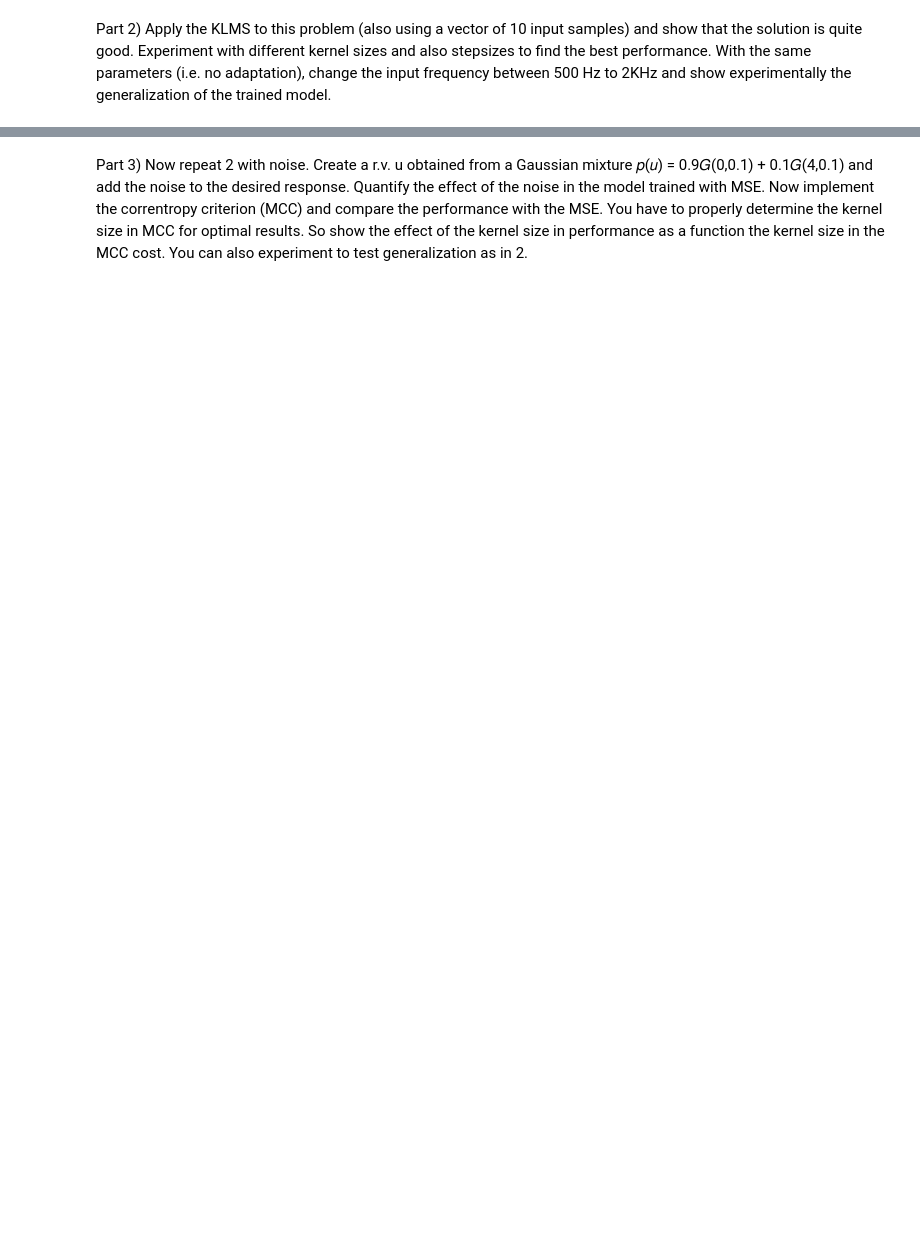
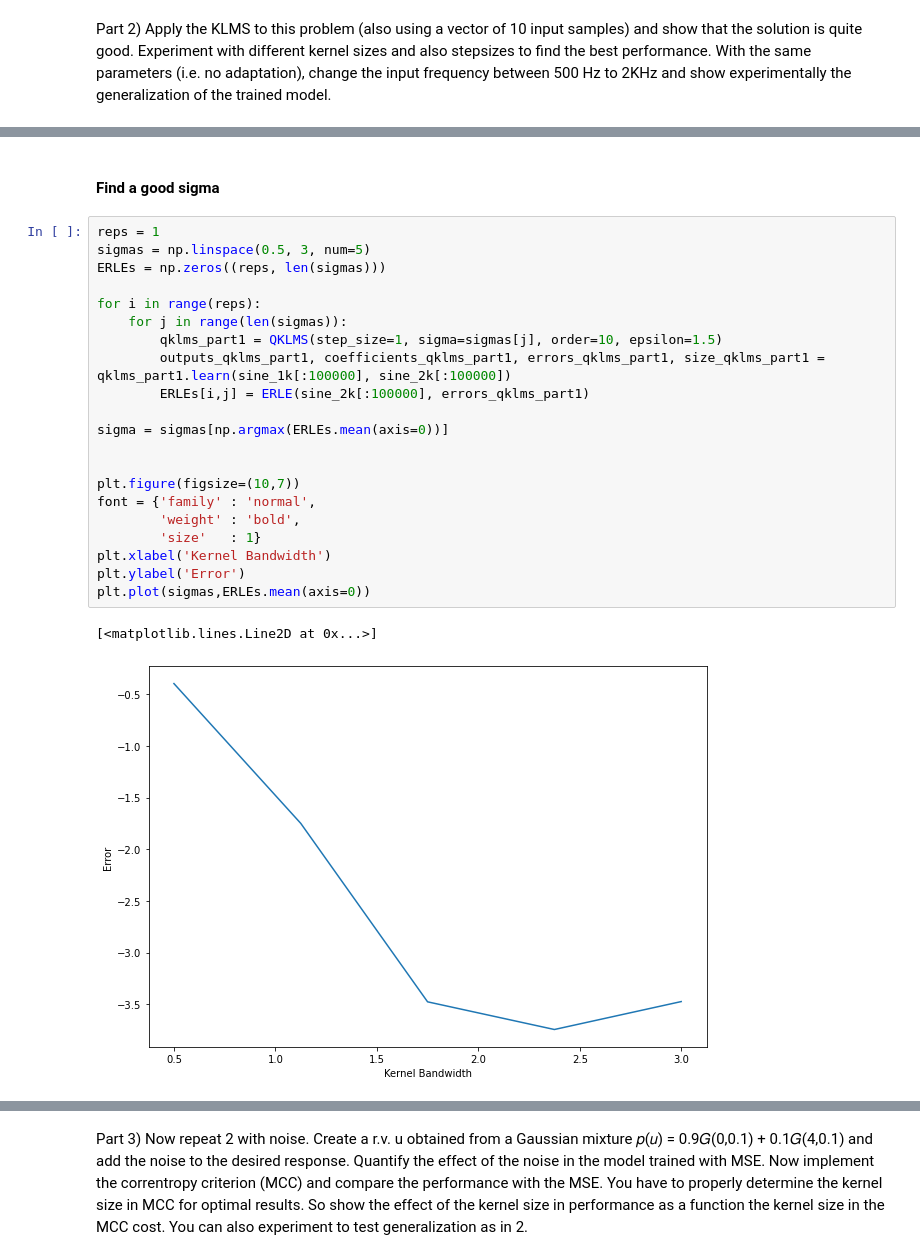
Before and after one commit to IanGMalone/Frequency_Doubling_Adaptive_Filtering, a Jupyter notebook: Frequency Doubling.ipynb, the cells around one changed output, grey strips where cells are left out. Drawn from its saved outputs; the diff is of its cells as text; blank space fills up the shorter version.

```diff
--- a/Frequency Doubling.ipynb
+++ b/Frequency Doubling.ipynb
@@ -257,0 +327,26 @@ Apply the KLMS to this problem (also using a vector of 10 input samples) and sho
+# %% [markdown]
+#### Find a good sigma
+# %%
+reps = 1
+sigmas = np.linspace(0.5, 3, num=5)
+ERLEs = np.zeros((reps, len(sigmas)))
+
+for i in range(reps):
+    for j in range(len(sigmas)):
+        qklms_part1 = QKLMS(step_size=1, sigma=sigmas[j], order=10, epsilon=1.5)
+        outputs_qklms_part1, coefficients_qklms_part1, errors_qklms_part1, size_qklms_part1 = qklms_part1.learn(sine_1k[:100000], sine_2k[:100000])
+        ERLEs[i,j] = ERLE(sine_2k[:100000], errors_qklms_part1)
+
+sigma = sigmas[np.argmax(ERLEs.mean(axis=0))]
+
+
+plt.figure(figsize=(10,7))
+font = {'family' : 'normal',
+        'weight' : 'bold',
+        'size'   : 1}
+plt.xlabel('Kernel Bandwidth')
+plt.ylabel('Error')
+plt.plot(sigmas,ERLEs.mean(axis=0))
+# %% [output]
+[<matplotlib.lines.Line2D at 0x...>]
+[figure, added]
```
Also changed, not shown: parts of 23 cells of this notebook.
